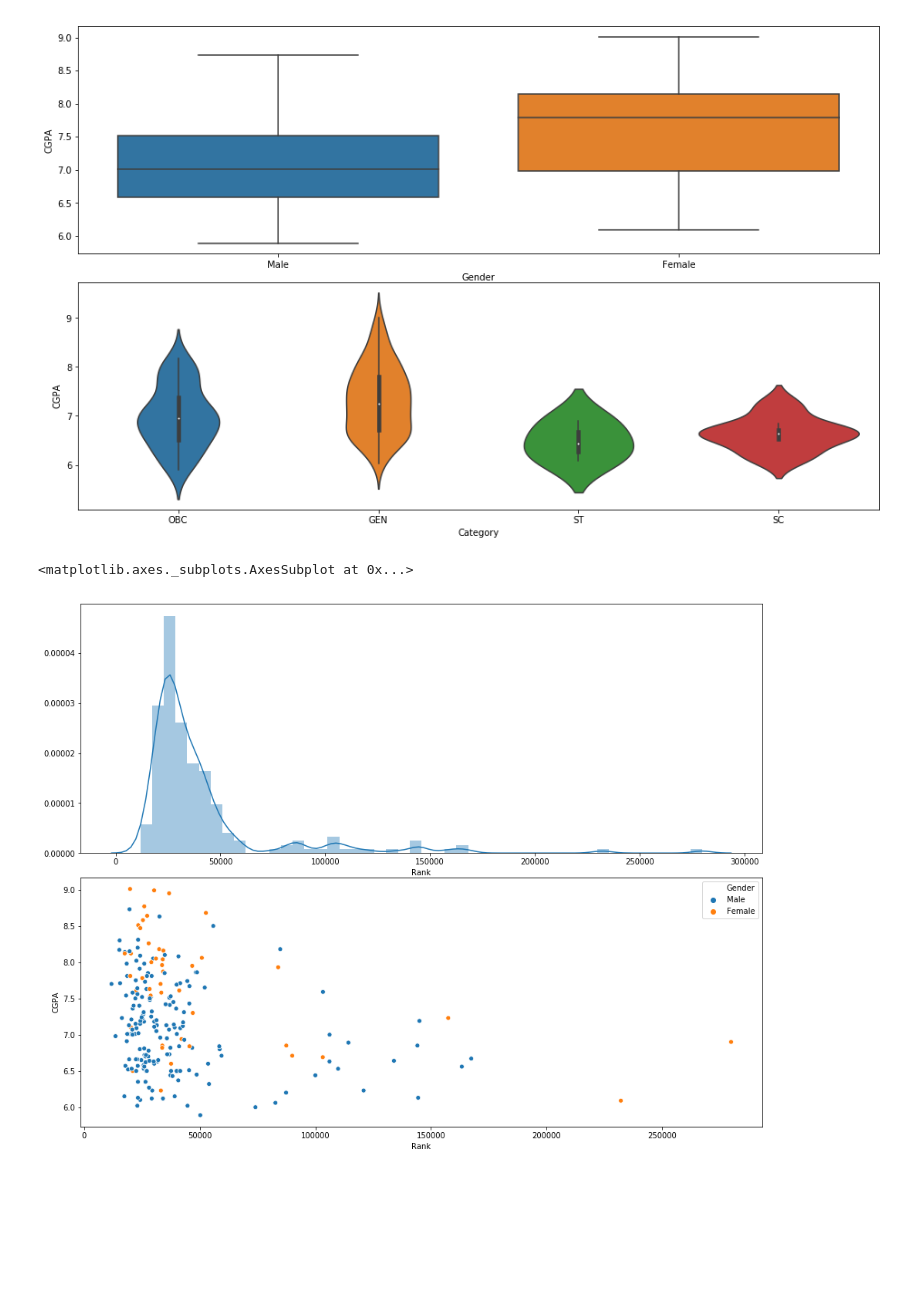
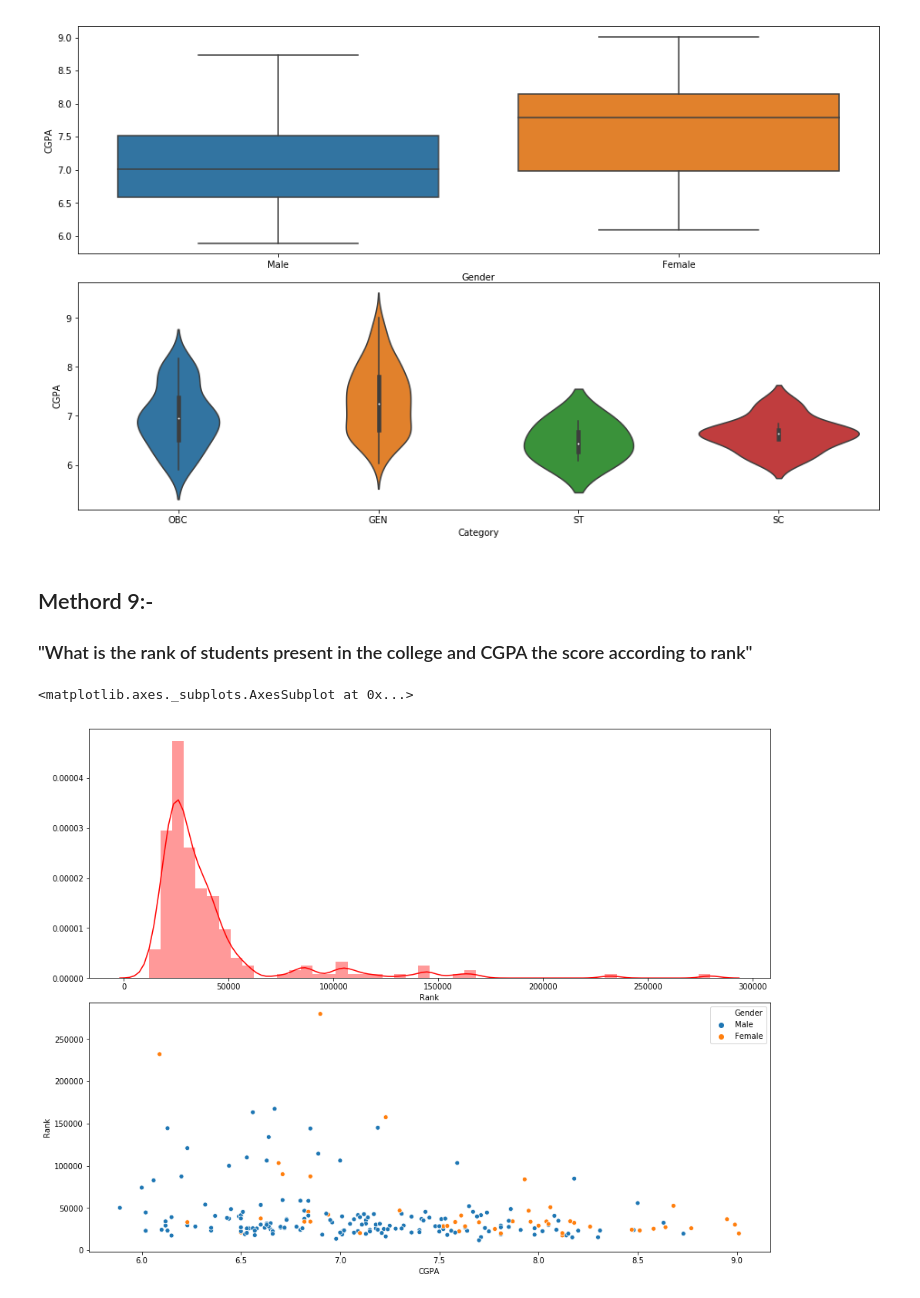
Before and after one commit to Learnlearningplatform/Btech_student_analysis, a Jupyter notebook: assignment_2.ipynb, the cells around one changed output. Drawn from its saved outputs; the diff is of its cells as text; code cells hidden in the pictures; blank space fills up the shorter version.

```diff
--- a/assignment_2.ipynb
+++ b/assignment_2.ipynb
@@ -259,11 +290,14 @@ sns.violinplot(x='Category',y='CGPA',data=df,ax=ax[1])
 # %% [output]
 <matplotlib.axes._subplots.AxesSubplot at 0x...>
 [figure]
+# %% [markdown]
+## Methord 9:-
+### "What is the rank of students present in the college and CGPA the score according to rank"
 # %%
 fig,ax=plt.subplots(nrows=2,ncols=1,figsize=(13,10))
 plt.tight_layout()
-sns.distplot(df['Rank'],ax=ax[0])
-sns.scatterplot(x='Rank',y='CGPA',data=df,hue='Gender')
+sns.distplot(df['Rank'],ax=ax[0],color='red')
+sns.scatterplot(x='CGPA',y='Rank',data=df,hue='Gender')
 # %% [output]
 <matplotlib.axes._subplots.AxesSubplot at 0x...>
-[figure, old version]
+[figure, new version]
```
Also changed, not shown: parts of 30 cells of this notebook.
